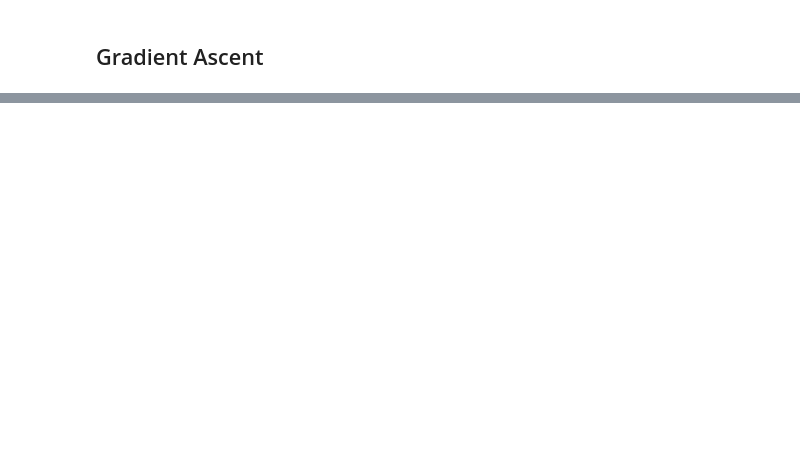
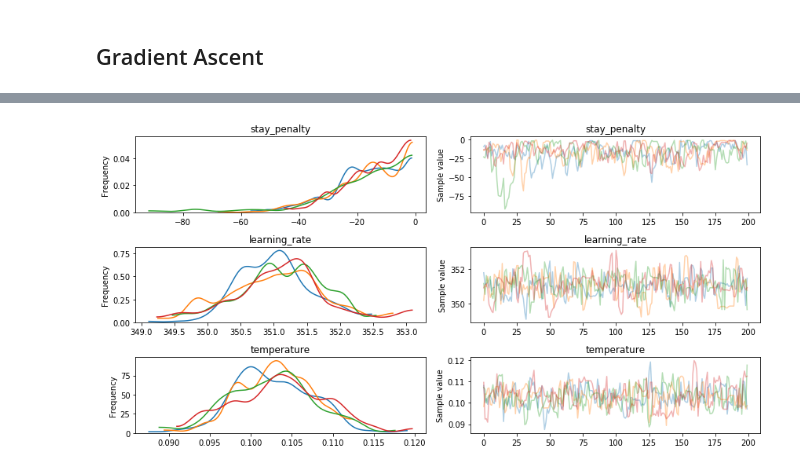
Before and after one commit to bmontambault/Active-Learning, a Jupyter notebook: individual_differences/Local Tests.ipynb, the cells around one changed output, grey strips where cells are left out. Cells and saved outputs as stored; diff of their text form; code cells hidden in the pictures; blank space fills up the shorter version.

```diff
--- a/individual_differences/Local Tests.ipynb
+++ b/individual_differences/Local Tests.ipynb
@@ -115,7 +116,7 @@ pm.traceplot(local_trace);
 # %%
 with pm.Model() as model:
     learning_rate = pm.Gamma('learning_rate', 25., .1, shape=1)
-    stay_penalty = pm.Beta('stay_penalty', 1, 1, shape=1)
+    stay_penalty = pm.Normal('stay_penalty', 0, 20, shape=1)
     temperature = pm.Gamma('temperature', .1, .1, shape=1)
 
     obs = pm.Potential('obs', likelihood(data[0][2], local_acq, {'learning_rate': learning_rate,
@@ -125,0 +138,9 @@ pm.traceplot(gradient_trace);
+# %%
+with pm.Model() as model:
+    learning_rate = pm.Gamma('learning_rate', 25., .1, shape=1)
+    stay_penalty = pm.Normal('stay_penalty', 0, 20, shape=1)
+    temperature = pm.Gamma('temperature', .1, .1, shape=1)
+
+    obs = pm.Potential('obs', likelihood(data[0][3], local_acq, {'learning_rate': learning_rate,
+                               'temperature': temperature, 'stay_penalty': stay_penalty}, 1, [1.]))
+    gradient_penalty_trace = pm.sample(200)
@@ -125,0 +158,4 @@ pm.traceplot(gradient_trace);
+# %%
+pm.traceplot(gradient_penalty_trace);
+# %% [output]
+[figure, added]
```
Also changed, not shown: parts of 15 cells of this notebook.
